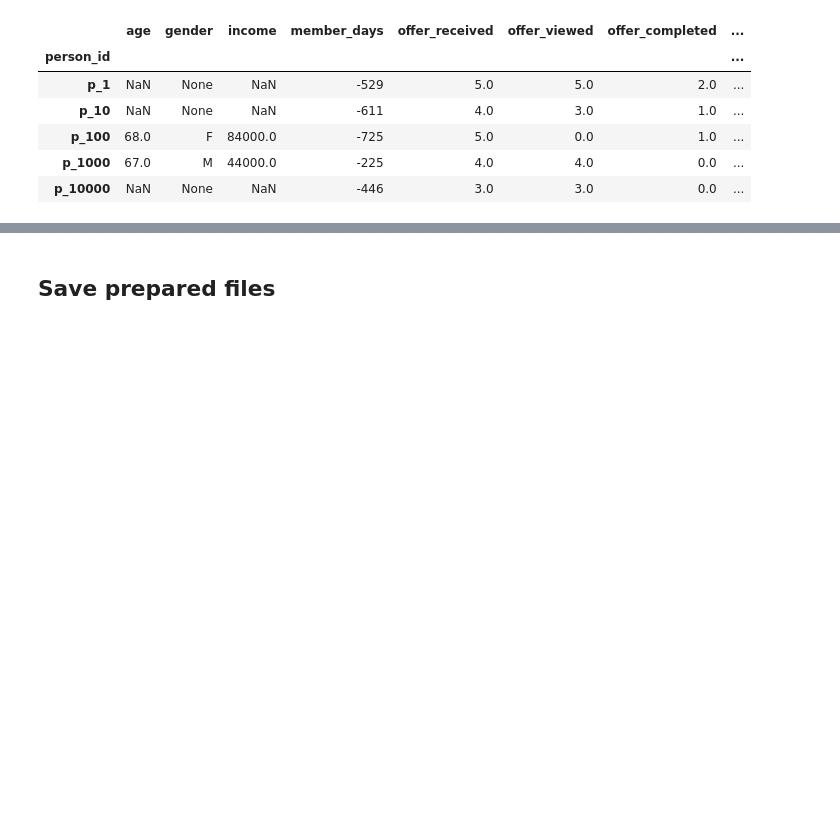
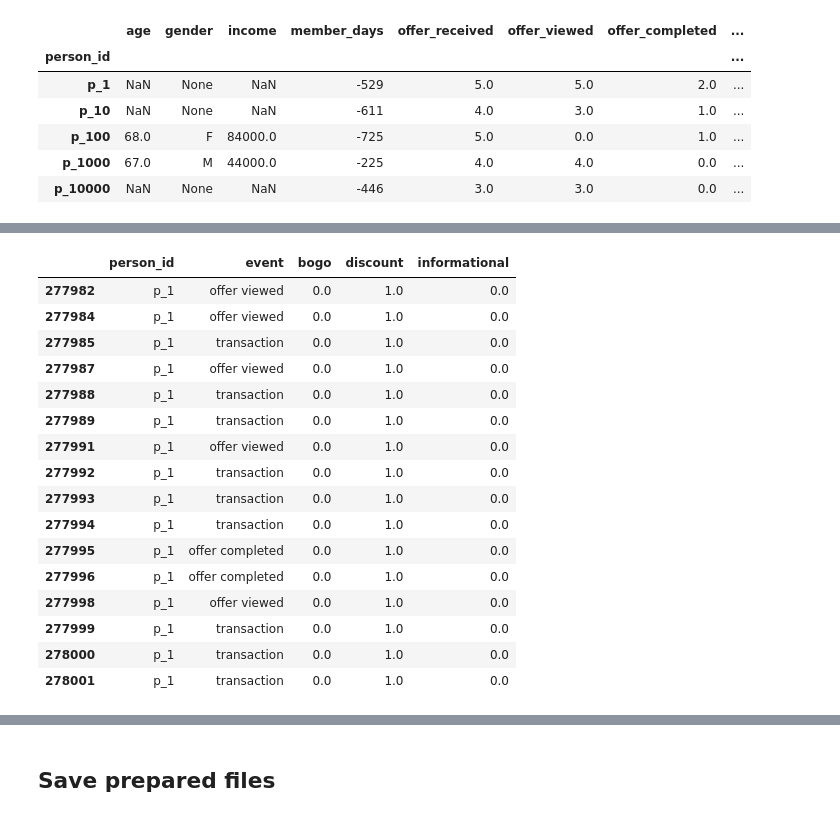
Before and after one commit to rbuerki/segmentation-challenge-starbucks, a Jupyter notebook: 1-data_prep.ipynb, the cells around one changed output, grey strips where cells are left out. Cells and saved outputs as stored; diff of their text form; code cells hidden in the pictures; blank space fills up the shorter version.

```diff
--- a/1-data_prep.ipynb
+++ b/1-data_prep.ipynb
@@ -818,0 +840,28 @@ display(promo_separate.head())
+# %%
+# to minimize double count of transactions, set max value in transaction colums to 1
+def replace_bigger_than_one(df, list_of_cols):
+    for col in list_of_cols:
+        df[col] = np.where(df[col] > 1 , 1, df[col])
+    return df
+
+# call function, check results
+promo_type = replace_bigger_than_one(promo_type, promo_type.columns[-3:])
+display(promo_type.loc[promo_type['person_id'] == 'p_1'])
+# %% [output]
+|  | person_id | event | bogo | discount | informational |
+| 277982 | p_1 | offer viewed | 0.0 | 1.0 | 0.0 |
+| 277984 | p_1 | offer viewed | 0.0 | 1.0 | 0.0 |
+| 277985 | p_1 | transaction | 0.0 | 1.0 | 0.0 |
+| 277987 | p_1 | offer viewed | 0.0 | 1.0 | 0.0 |
+| 277988 | p_1 | transaction | 0.0 | 1.0 | 0.0 |
+| 277989 | p_1 | transaction | 0.0 | 1.0 | 0.0 |
+| 277991 | p_1 | offer viewed | 0.0 | 1.0 | 0.0 |
+| 277992 | p_1 | transaction | 0.0 | 1.0 | 0.0 |
+| 277993 | p_1 | transaction | 0.0 | 1.0 | 0.0 |
+| 277994 | p_1 | transaction | 0.0 | 1.0 | 0.0 |
+| 277995 | p_1 | offer completed | 0.0 | 1.0 | 0.0 |
+| 277996 | p_1 | offer completed | 0.0 | 1.0 | 0.0 |
+| 277998 | p_1 | offer viewed | 0.0 | 1.0 | 0.0 |
+| 277999 | p_1 | transaction | 0.0 | 1.0 | 0.0 |
+| 278000 | p_1 | transaction | 0.0 | 1.0 | 0.0 |
+| 278001 | p_1 | transaction | 0.0 | 1.0 | 0.0 |
```
Also changed, not shown: parts of 19 cells of this notebook.
